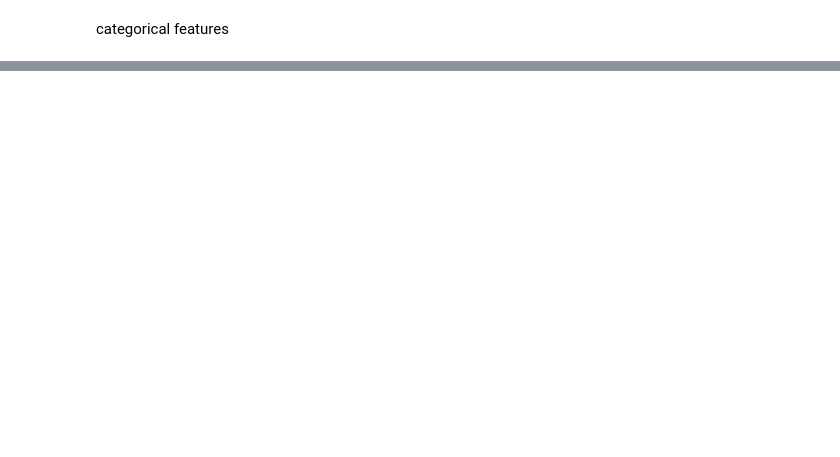
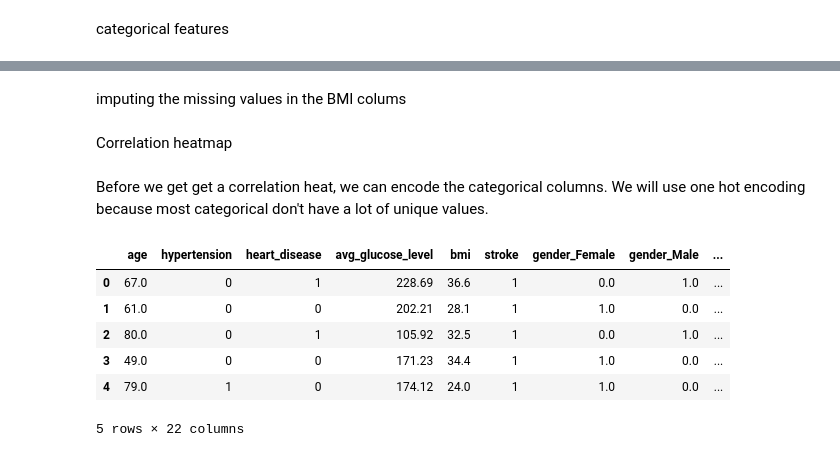
Before and after one commit to Doclikam/machine-learning-I, a Jupyter notebook: capstone/brain_stroke.ipynb, the cells around one changed output, grey strips where cells are left out. Cells and saved outputs as stored; diff of their text form; code cells hidden in the pictures; blank space fills up the shorter version.

```diff
--- a/capstone/brain_stroke.ipynb
+++ b/capstone/brain_stroke.ipynb
@@ -245,0 +321,32 @@ plt.show()
+# %% [markdown]
+imputing the missing values in the  BMI colums
+# %%
+#since the data in the bmi colum has outliers we can impute the median.
+stroke['bmi']=stroke['bmi'].fillna(stroke['bmi'].median())
+# %% [markdown]
+Correlation heatmap
+# %% [markdown]
+Before we get get a correlation heat, we can encode the categorical columns. We will use one hot encoding because most categorical don't have a lot of unique values.
+# %%
+categorical_cols = ['gender', 'ever_married', 'work_type', 'Residence_type', 'smoking_status']
+
+# Initialize OneHotEncoder
+encoder = OneHotEncoder(sparse=False)
+
+# Fit and transform on categorical columns
+encoded_data = encoder.fit_transform(stroke[categorical_cols])
+
+# Create DataFrame with encoded data
+encoded_df = pd.DataFrame(encoded_data, columns=encoder.get_feature_names_out(categorical_cols))
+stroke = stroke.drop(columns=categorical_cols)
+stroke_encoded = pd.concat([stroke, encoded_df], axis=1)
+
+stroke_encoded.head()
+# %% [output]
+|  | age | hypertension | heart_disease | avg_glucose_level | bmi | stroke | gender_Female | gender_Male | ... |
+| 0 | 67.0 | 0 | 1 | 228.69 | 36.6 | 1 | 0.0 | 1.0 | ... |
+| 1 | 61.0 | 0 | 0 | 202.21 | 28.1 | 1 | 1.0 | 0.0 | ... |
+| 2 | 80.0 | 0 | 1 | 105.92 | 32.5 | 1 | 0.0 | 1.0 | ... |
+| 3 | 49.0 | 0 | 0 | 171.23 | 34.4 | 1 | 1.0 | 0.0 | ... |
+| 4 | 79.0 | 1 | 0 | 174.12 | 24.0 | 1 | 1.0 | 0.0 | ... |
+5 rows × 22 columns
```
Also changed, not shown: parts of 15 cells of this notebook.
